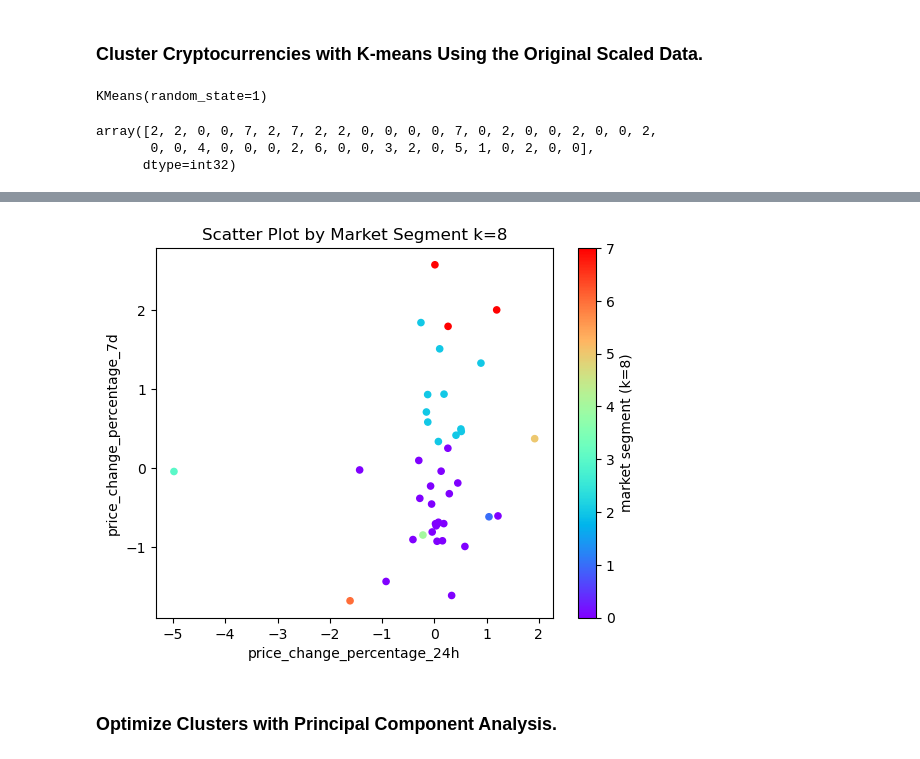
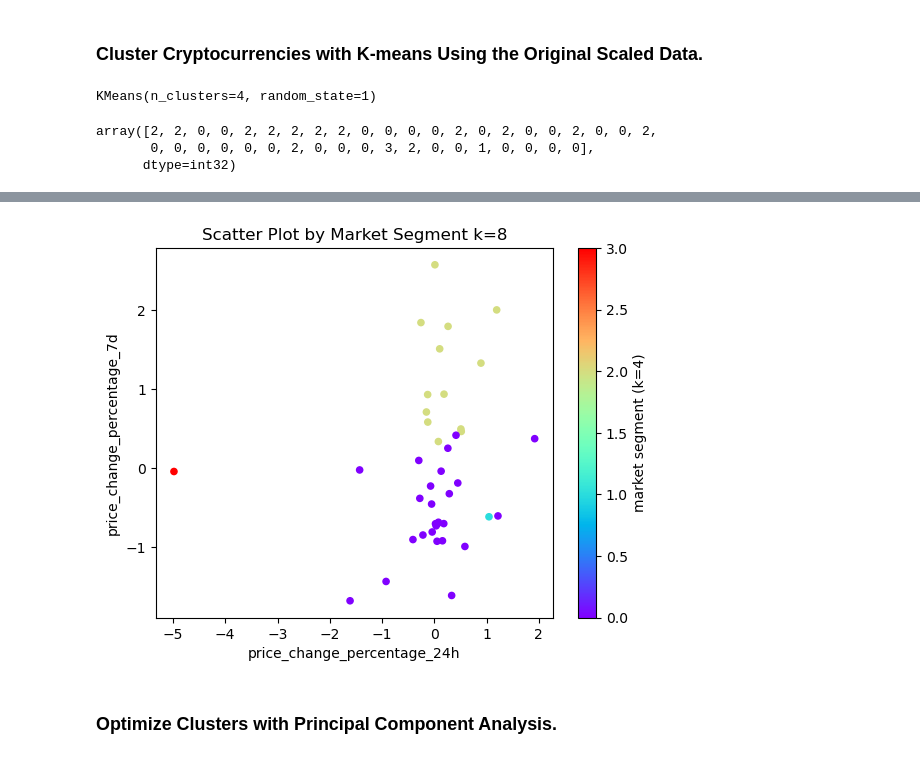
Before and after one commit to ncmoliver/CryptoClustering, a Jupyter notebook: Crypto_Clustering.ipynb, the cells around one changed output, grey strips where cells are left out. Drawn from its saved outputs; the diff is of its cells as text; code cells hidden in the pictures.

```diff
--- a/Crypto_Clustering.ipynb
+++ b/Crypto_Clustering.ipynb
@@ -142,28 +142,28 @@ The best value for k is 8.
 ### Cluster Cryptocurrencies with K-means Using the Original Scaled Data.
 # %%
 # Initialize the K-Means model using the best value for k
-model = KMeans(n_clusters=8, n_init='auto', random_state=1)
+model = KMeans(n_clusters=4, n_init='auto', random_state=1)
 # %%
 # Fit the K-Means model using the scaled data
 model.fit(market_scaled_df)
 # %% [output]
-KMeans(random_state=1)
+KMeans(n_clusters=4, random_state=1)
 # %%
 # Predict the clusters to group the cryptocurrencies using the scaled data
-k_8 = model.predict(market_scaled_df)
+k_4 = model.predict(market_scaled_df)
 
 # View the resulting array of cluster values.
-k_8
+k_4
 # %% [output]
-array([2, 2, 0, 0, 7, 2, 7, 2, 2, 0, 0, 0, 0, 7, 0, 2, 0, 0, 2, 0, 0, 2,
-       0, 0, 4, 0, 0, 0, 2, 6, 0, 0, 3, 2, 0, 5, 1, 0, 2, 0, 0],
+array([2, 2, 0, 0, 2, 2, 2, 2, 2, 0, 0, 0, 0, 2, 0, 2, 0, 0, 2, 0, 0, 2,
+       0, 0, 0, 0, 0, 0, 2, 0, 0, 0, 3, 2, 0, 0, 1, 0, 0, 0, 0],
       dtype=int32)
 # %%
 # Create a copy of the DataFrame
 market_predictions_df = market_scaled_df.copy()
 # %%
 # Add a new column to the DataFrame with the predicted clusters
-market_predictions_df['market segment (k=8)'] = k_8
+market_predictions_df['market segment (k=4)'] = k_4
 
 # Display sample data
 market_predictions_df.head()
@@ -178,17 +178,17 @@ market_predictions_df.head()
 # %%
 # Create a scatter plot using Pandas plot by setting
 # `x="price_change_percentage_24h"` and `y="price_change_percentage_7d"`.
 # Use "rainbow" for the color to better visualize the data.
 market_predictions_df.plot.scatter(
     x="price_change_percentage_24h",
     y="price_change_percentage_7d",
-    c="market segment (k=8)",
+    c="market segment (k=4)",
     title="Scatter Plot by Market Segment k=8",
     colormap="rainbow"
 )
 plt.savefig('orginal_k_cluster.png', format='png')
 # %% [output]
-[figure, old version]
+[figure, new version]
 # %% [markdown]
 ### Optimize Clusters with Principal Component Analysis.
 # %%
```
Also changed, not shown: parts of 13 cells of this notebook, 5 other files.
